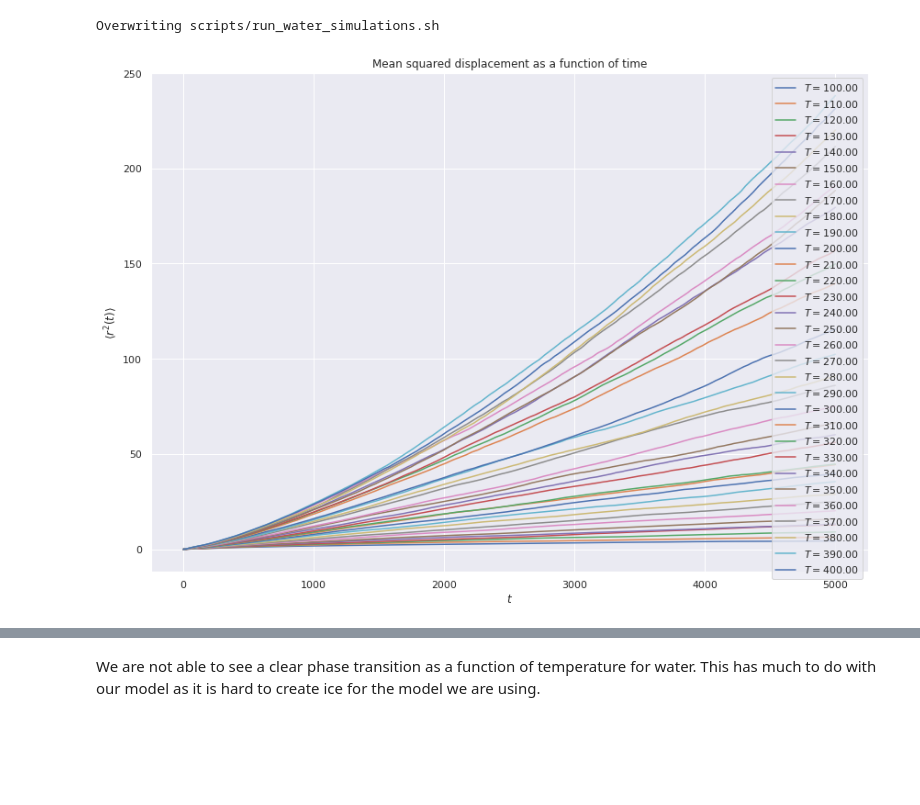
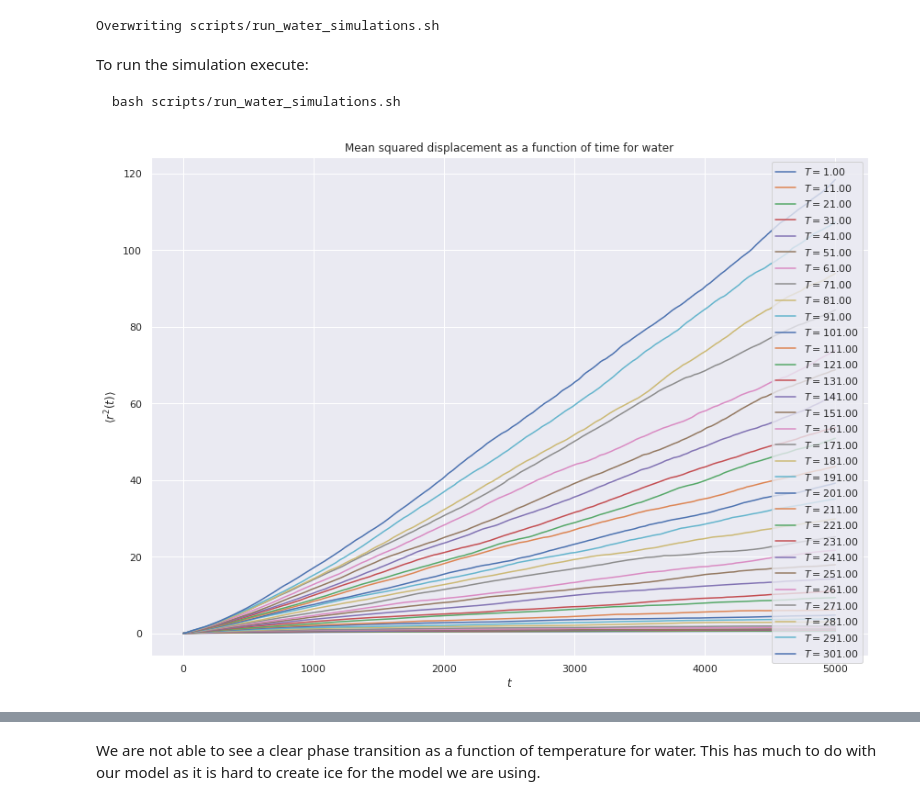
Before and after one commit to Schoyen/FYS4460, a Jupyter notebook: project-1/water.ipynb, the cells around one changed output, grey strips where cells are left out. Saved outputs shown, nothing was run; the diff lists cells and outputs as text; code cells hidden in the pictures; blank space fills up the shorter version.

Commit message:
Add new runs for water and silicon

````diff
--- a/project-1/water.ipynb
+++ b/project-1/water.ipynb
@@ -157,7 +157,7 @@ Overwriting scripts/water.in
 
 export OMP_NUM_THREADS=4
 
-for T in $(seq 100 10 400); do
+for T in $(seq 1 10 301); do
     mpirun -np 4 lmp -var T $T -in scripts/water.in
 done
 # %% [output]
@@ -167,26 +165,31 @@ Overwriting scripts/run_water_simulations.sh
+# %% [markdown]
+To run the simulation execute:
+```bash
+bash scripts/run_water_simulations.sh
+```
 # %%
 temperature_list, file_list = get_temp_lognames("water_g")
 # %%
 fig = plt.figure(figsize=(14, 10))
 
 log_df_list = []
 
 for T, filename in zip(temperature_list, file_list):
     log_df = read_log(filename)
     log_df_list.append(log_df)
     plt.plot(
         log_df["v_time"],
         log_df["c_msd[4]"],
         label=fr"$T = {T:.2f}$"
     )
 
 plt.xlabel(r"$t$")
 plt.ylabel(r"$\langle r^2(t)\rangle$")
 plt.legend(loc="best")
-plt.title(r"Mean squared displacement as a function of time")
+plt.title(r"Mean squared displacement as a function of time for water")
 plt.show()
 # %% [output]
-[figure, old version]
+[figure, new version]
 # %%
 D_list = []
 alpha_list = []
````
Also changed, not shown: parts of 3 cells of this notebook, 4 other files.
